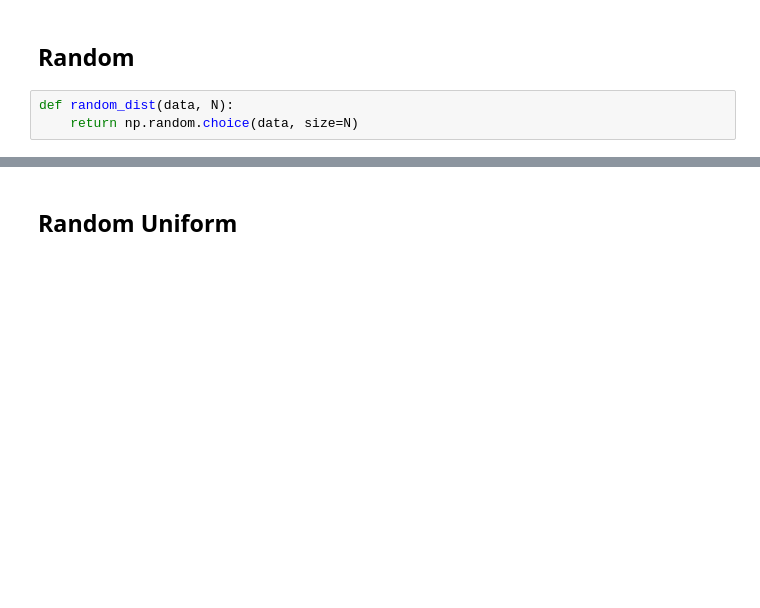
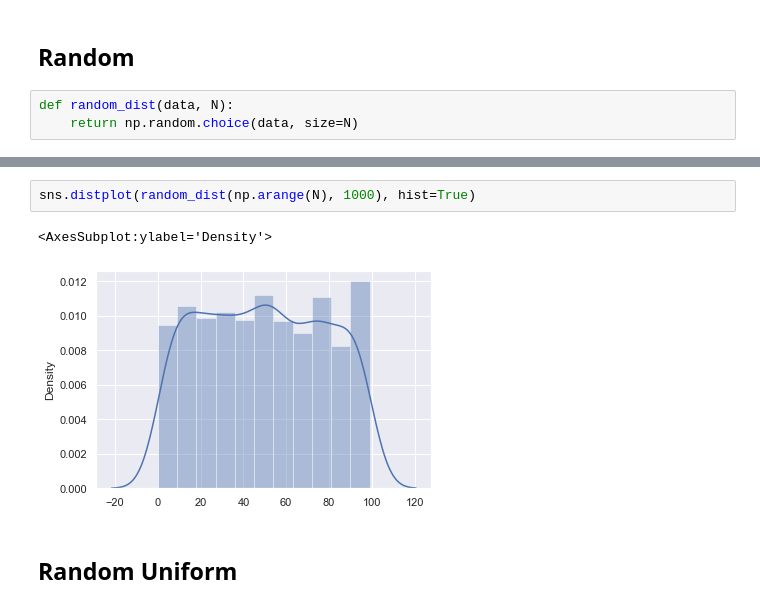
Before and after one commit to deka108/samplegen, a Jupyter notebook: notebooks/Generate Data.ipynb, the cells around one changed output, grey strips where cells are left out. Cells and saved outputs as stored; diff of their text form; blank space fills up the shorter version.

```diff
--- a/notebooks/Generate Data.ipynb
+++ b/notebooks/Generate Data.ipynb
@@ -35,3 +35,8 @@ sns.countplot(random_dist(np.arange(0, N), 100))
+# %%
+sns.distplot(random_dist(np.arange(N), 1000), hist=True)
+# %% [output]
+<AxesSubplot:ylabel='Density'>
+[figure, added]
 # %% [markdown]
 ## Random Uniform
 # %%
```
Also changed, not shown: parts of 25 cells of this notebook, 9 other files.
